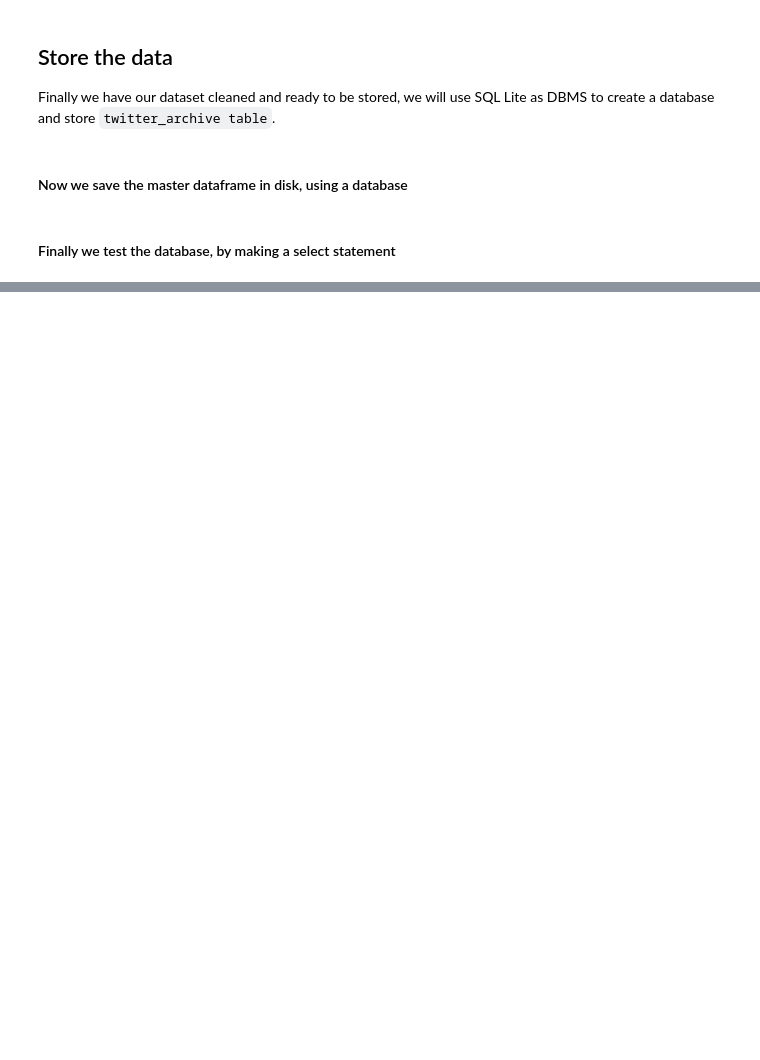
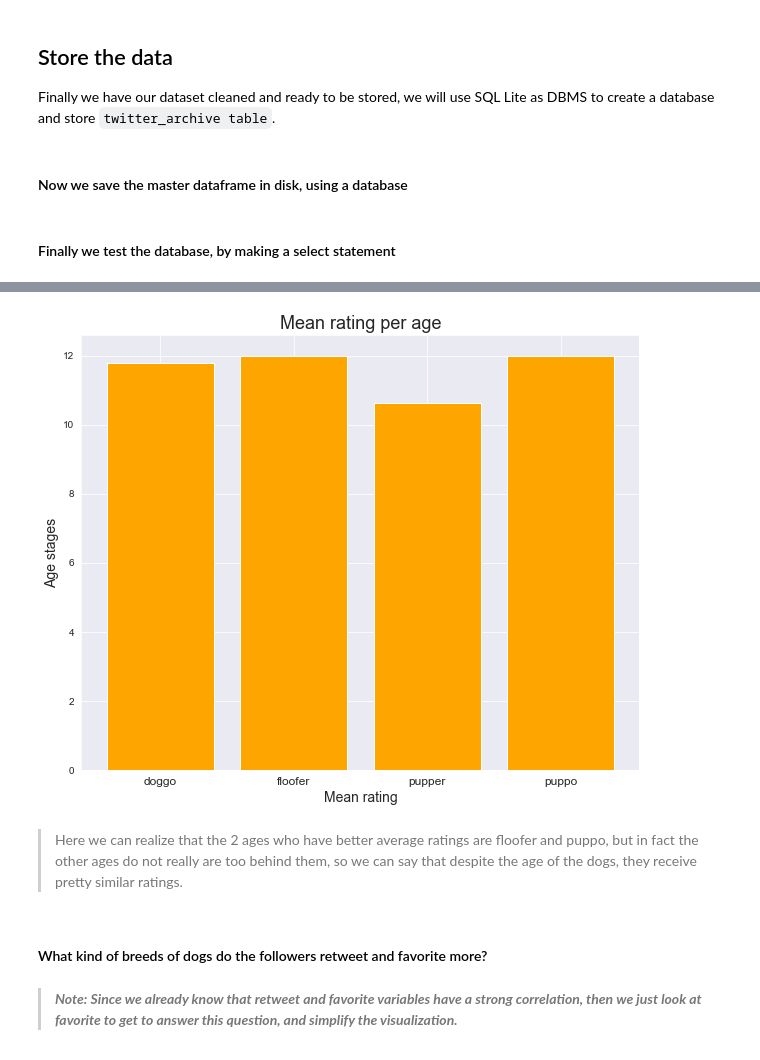
Before and after one commit to PitCoder/Data-Analyst, a Jupyter notebook: Data Wrangling/wrangle_act.ipynb, the cells around one changed output, grey strips where cells are left out. Drawn from its saved outputs; the diff is of its cells as text; code cells hidden in the pictures; blank space fills up the shorter version.

```diff
--- a/Data Wrangling/wrangle_act.ipynb
+++ b/Data Wrangling/wrangle_act.ipynb
@@ -841,0 +1489,4 @@ DatabaseError: Execution failed on sql 'SELECT * FROM twitter_archive_master': n
+# %%
+rating_age = twitter_archive_master.groupby('age_stages').mean().reset_index()
+rating_age = rdsg[['age_stages', 'rating_numerator']]
+rating_age
@@ -841,0 +1499,16 @@ DatabaseError: Execution failed on sql 'SELECT * FROM twitter_archive_master': n
+# %%
+# We adjust the limits in x-axis to appreciate better the differences between breeds.
+plt.figure(figsize=(10, 8))
+plt.bar(rating_age.age_stages, rating_age.rating_numerator, color='orange')
+plt.xticks(fontsize=12)
+plt.xlabel('Mean rating', fontsize=14)
+plt.ylabel('Age stages', fontsize=14)
+plt.title('Mean rating per age', fontsize=18);
+# %% [output]
+[figure, added]
+# %% [markdown]
+> Here we can realize that the 2 ages who have better average ratings are floofer and puppo, but in fact the other ages do not really are too behind them, so we can say that despite the age of the dogs, they receive pretty similar ratings.
+# %% [markdown]
+#### What kind of breeds of dogs do the followers retweet and favorite more?
+# %% [markdown]
+> ***Note: Since we already know that retweet and favorite variables have a strong correlation, then we just look at favorite to get to answer this question, and simplify the visualization.***
```
Also changed, not shown: parts of 105 cells of this notebook, 1 other file.
